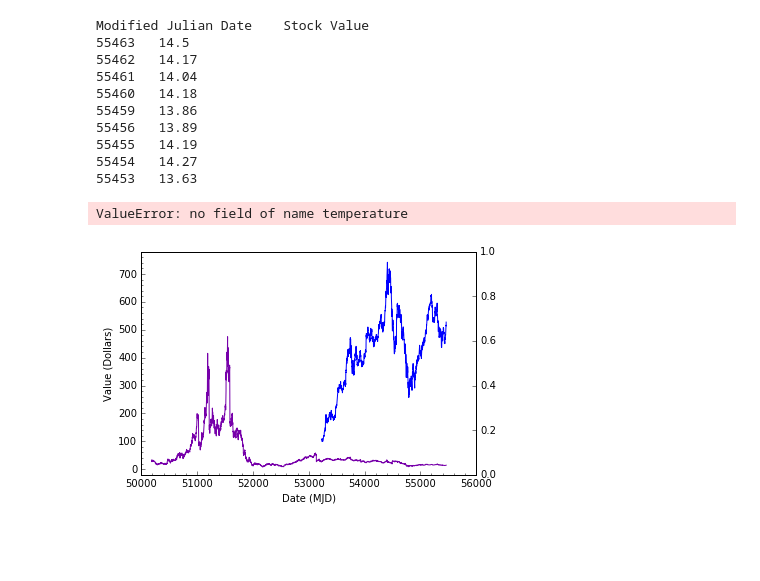
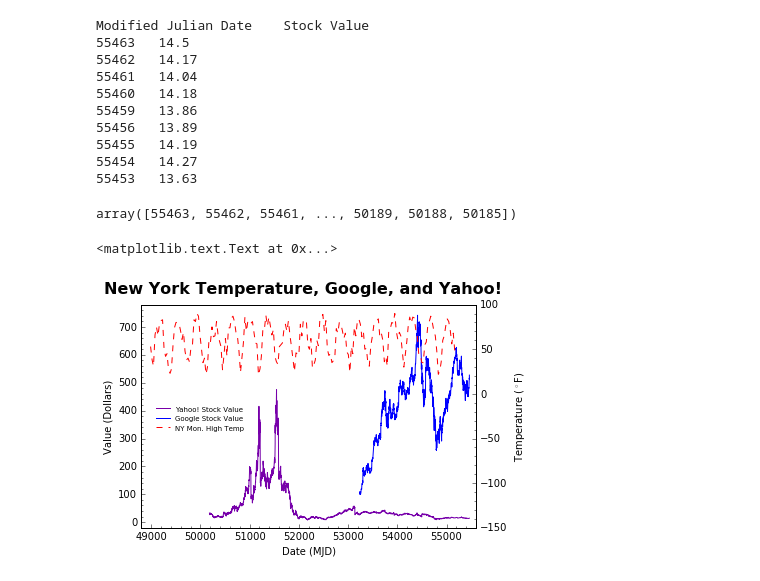
Before and after one commit to kbl4ew/Python_For_Data_Science, a Jupyter notebook: Kevin/Homework3/Homework3.ipynb, the cells around one changed output. Saved outputs shown, nothing was run; the diff lists cells and outputs as text; code cells hidden in the pictures; blank space fills up the shorter version.

```diff
--- a/Kevin/Homework3/Homework3.ipynb
+++ b/Kevin/Homework3/Homework3.ipynb
@@ -57,6 +57,10 @@ yahoo_data = np.loadtxt(
     "Data/yahoo_data.txt",
     skiprows=1,
     dtype=np.dtype([("date", "i8"), ("stock_value", "f8")]))
+# %%
+yahoo_data["date"]
+# %% [output]
+array([55463, 55462, 55461, ..., 50189, 50188, 50185])
 # %%
 # load google stock data
 google_data = np.loadtxt(
@@ -70,6 +74,8 @@ fig, ax1 = plt.subplots()
 # plot stock data
 yahoo, = ax1.plot(
     yahoo_data["date"], yahoo_data["stock_value"],
+    #yahoo_data[0], yahoo_data[1],
+    #linestyle="-", color="#7700AA", label="Yahoo! Stock Value")
     linestyle="-", color="#7700AA", label="Yahoo! Stock Value")
 google, = ax1.plot(
     google_data["date"], google_data["stock_value"],
@@ -80,33 +86,33 @@ ax1.set_ylim(-20, 780)
 ax1.minorticks_on()
 ax1.xaxis.set_ticks_position("bottom")
 ax1.set_xlabel("Date (MJD)")
 ax1.set_ylabel("Value (Dollars)")
 
 # create a second axis on top of the first axis
 ax2 = ax1.twinx()
 # plot the temperature data
 temps, = ax2.plot(
-    ny_temps["date"], ny_temps["max_temperatur"],
+    ny_temps["date"], ny_temps["max_temp"],
     linestyle="--", color="#FF0000", label="NY Mon. High Temp")
 
 # set axis limits, ticks, label
 ax2.set_ylim(-150, 100)
 ax2.minorticks_on()
 ax2.set_ylabel("Temperature ($^\circ$F)")
 
 # set x limit -- we have to do this after all the plotting on both
 # axes so it doesn't change
 ax1.set_xlim(48800, 55600)
 
 # plot the legend
 plt.figlegend(
     [yahoo, google, temps],
     ["Yahoo! Stock Value", "Google Stock Value", "NY Mon. High Temp"],
     [0.13, 0.45], fontsize=7, frameon=False, numpoints=1)
 
 # plot the title
 fig.suptitle("New York Temperature, Google, and Yahoo!",
              fontsize=16, fontweight="bold")
 # %% [output]
-ValueError: no field of name temperature
+<matplotlib.text.Text at 0x...>
-[figure, old version]
+[figure, new version]
```
Also changed, not shown: parts of 11 cells of this notebook.
